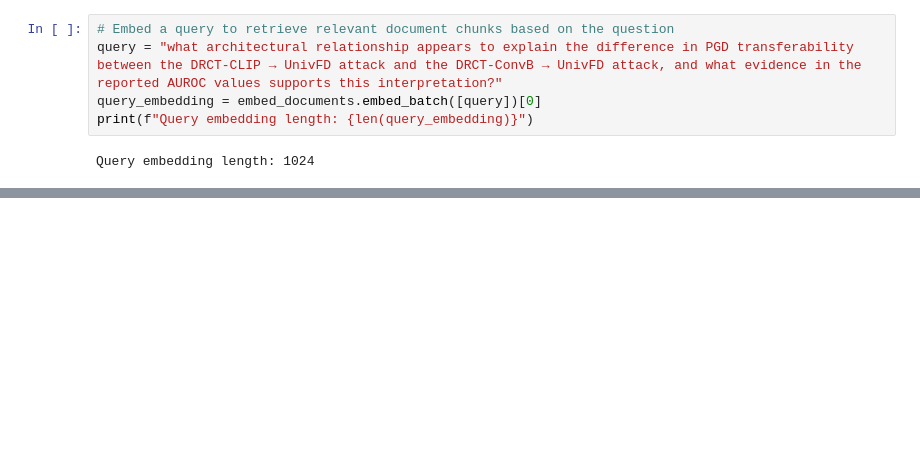
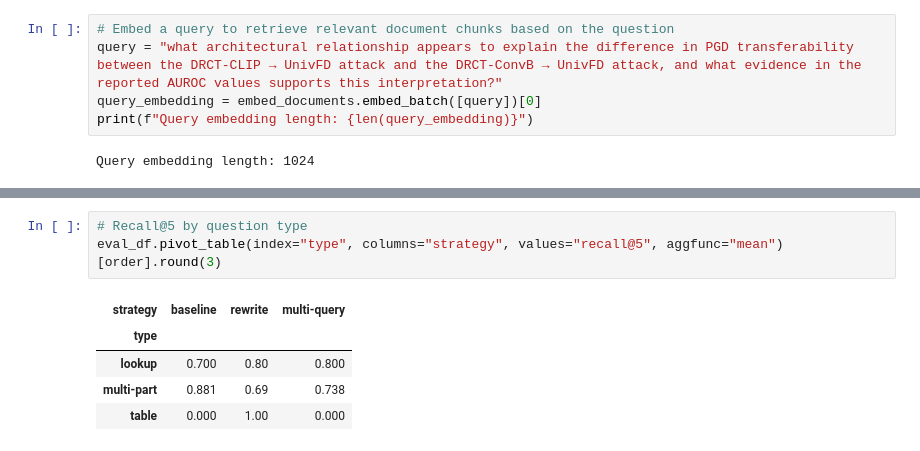
Before and after one commit to BigB021/Academic_Knowledge_-_Research_Assistant, a Jupyter notebook: Benchmarks/3-retrieval_strategies_benchmark.ipynb, the cells around one changed output, grey strips where cells are left out. Cells and saved outputs as stored; diff of their text form; blank space fills up the shorter version.

```diff
--- a/Benchmarks/3-retrieval_strategies_benchmark.ipynb
+++ b/Benchmarks/3-retrieval_strategies_benchmark.ipynb
@@ -88,0 +440,9 @@ print(results['documents'])
+# %%
+# Recall@5 by question type
+eval_df.pivot_table(index="type", columns="strategy", values="recall@5", aggfunc="mean")[order].round(3)
+# %% [output]
+| strategy | baseline | rewrite | multi-query |
+| type |  |  |  |
+| lookup | 0.700 | 0.80 | 0.800 |
+| multi-part | 0.881 | 0.69 | 0.738 |
+| table | 0.000 | 1.00 | 0.000 |
```
Also changed, not shown: parts of 35 cells of this notebook.
